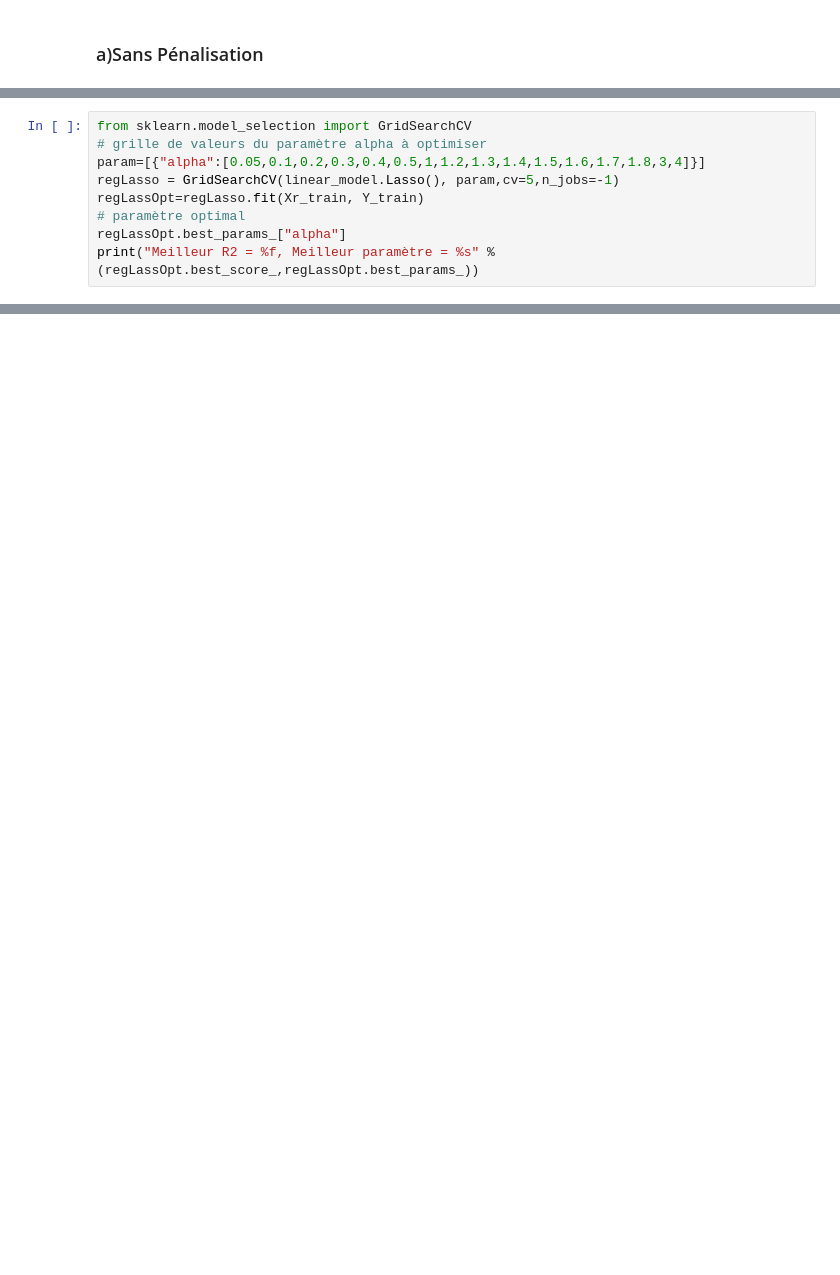
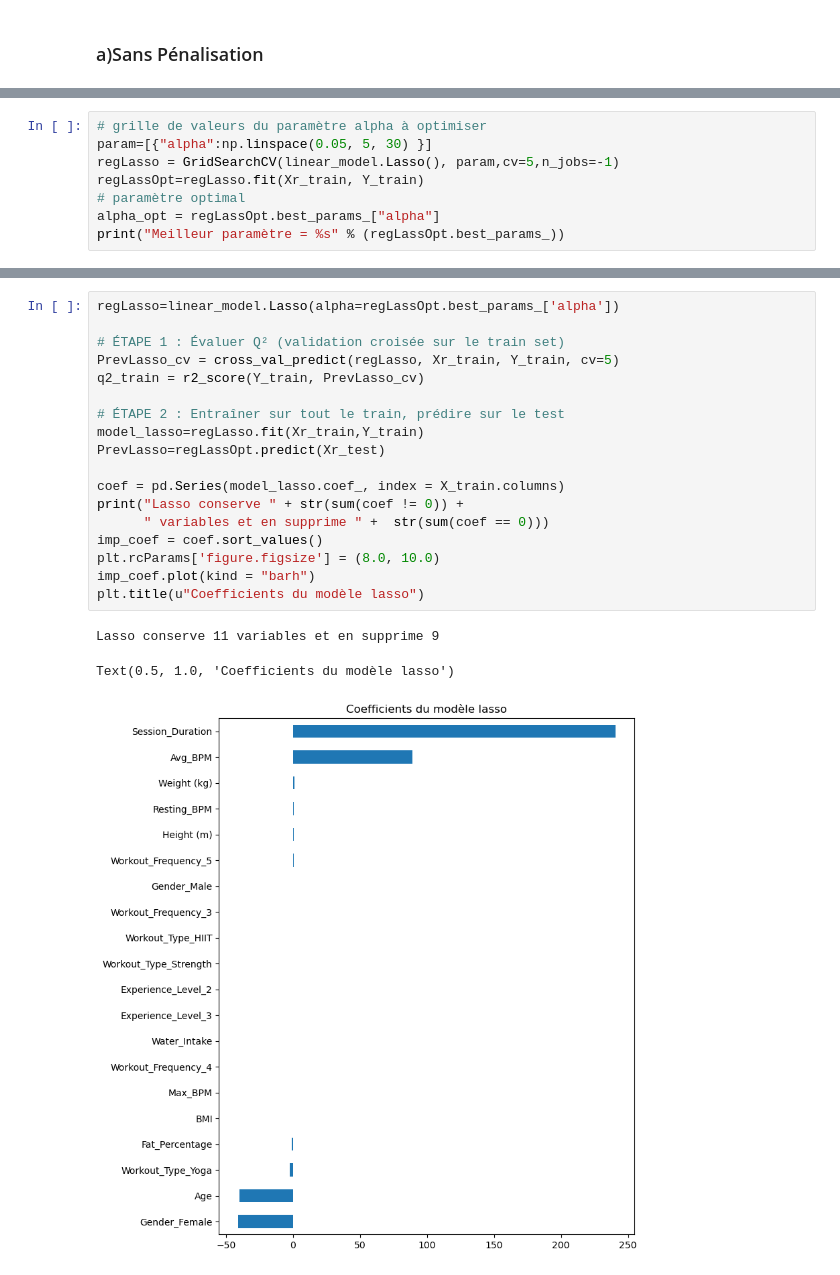
Before and after one commit to albanevergnes/projetML, a Jupyter notebook: Projet_python.ipynb, the cells around one changed output, grey strips where cells are left out. Drawn from its saved outputs; the diff is of its cells as text; blank space fills up the shorter version.

```diff
--- a/Projet_python.ipynb
+++ b/Projet_python.ipynb
@@ -125,10 +223,9 @@ plt.show()
 # %%
-from sklearn.model_selection import GridSearchCV
 # grille de valeurs du paramètre alpha à optimiser
-param=[{"alpha":[0.05,0.1,0.2,0.3,0.4,0.5,1,1.2,1.3,1.4,1.5,1.6,1.7,1.8,3,4]}]
+param=[{"alpha":np.linspace(0.05, 5, 30) }]
 regLasso = GridSearchCV(linear_model.Lasso(), param,cv=5,n_jobs=-1)
 regLassOpt=regLasso.fit(Xr_train, Y_train)
 # paramètre optimal
-regLassOpt.best_params_["alpha"]
-print("Meilleur R2 = %f, Meilleur paramètre = %s" % (regLassOpt.best_score_,regLassOpt.best_params_))
+alpha_opt = regLassOpt.best_params_["alpha"]
+print("Meilleur paramètre = %s" % (regLassOpt.best_params_))
 # %% [output]
@@ -135,0 +235,22 @@ Meilleur R2 = 0.977536, Meilleur paramètre = {'alpha': 1.2}
+# %%
+regLasso=linear_model.Lasso(alpha=regLassOpt.best_params_['alpha'])
+
+# ÉTAPE 1 : Évaluer Q² (validation croisée sur le train set)
+PrevLasso_cv = cross_val_predict(regLasso, Xr_train, Y_train, cv=5)
+q2_train = r2_score(Y_train, PrevLasso_cv)
+
+# ÉTAPE 2 : Entraîner sur tout le train, prédire sur le test
+model_lasso=regLasso.fit(Xr_train,Y_train)
+PrevLasso=regLassOpt.predict(Xr_test)
+
+coef = pd.Series(model_lasso.coef_, index = X_train.columns)
+print("Lasso conserve " + str(sum(coef != 0)) +
+      " variables et en supprime " +  str(sum(coef == 0)))
+imp_coef = coef.sort_values()
+plt.rcParams['figure.figsize'] = (8.0, 10.0)
+imp_coef.plot(kind = "barh")
+plt.title(u"Coefficients du modèle lasso")
+# %% [output]
+Lasso conserve 11 variables et en supprime 9
+Text(0.5, 1.0, 'Coefficients du modèle lasso')
+[figure, added]
```
Also changed, not shown: parts of 41 cells of this notebook, 1 other file.
